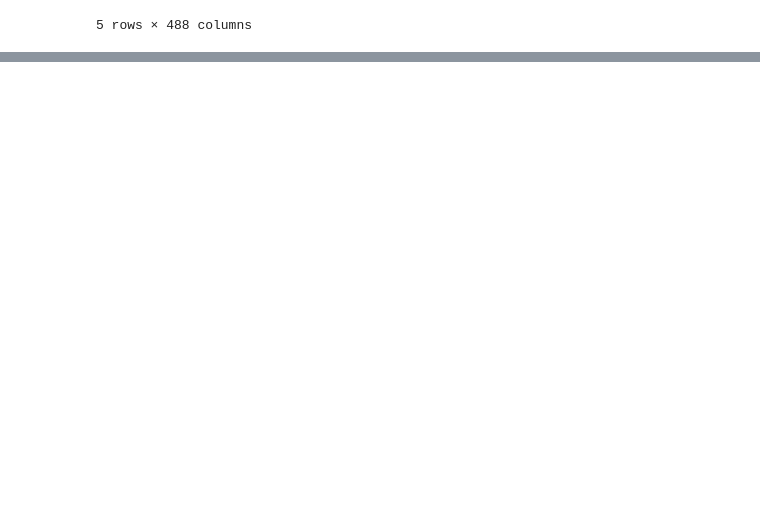
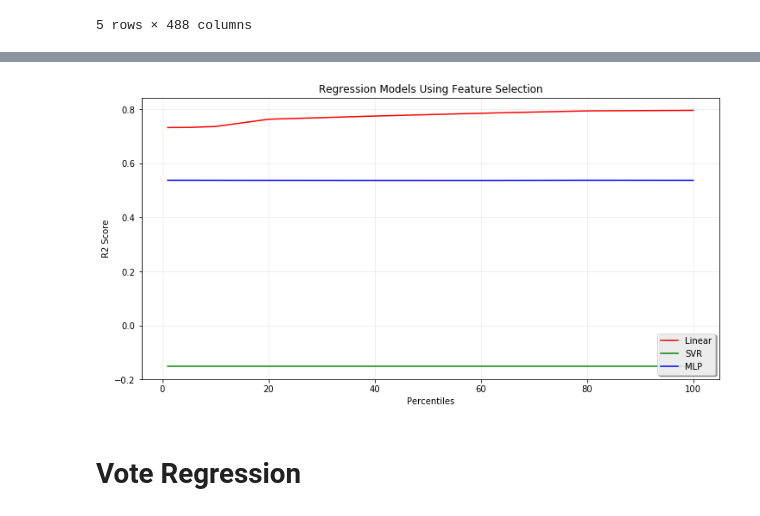
Before and after one commit to gmvgn/ml-2017-final, a Jupyter notebook: final_model.ipynb, the cells around one changed output, grey strips where cells are left out. Drawn from its saved outputs; the diff is of its cells as text; code cells hidden in the pictures; blank space fills up the shorter version.

Commit message:
final commit for regression and classify

```diff
--- a/final_model.ipynb
+++ b/final_model.ipynb
@@ -174,3 +224,9 @@ Percentile: 1
+# %%
+regr.do_plots()
+# %% [output]
+[figure, added]
+# %% [markdown]
+# Vote Regression
 # %%
 # Vote ML
 
```
Also changed, not shown: parts of 7 cells of this notebook, 6 other files.
